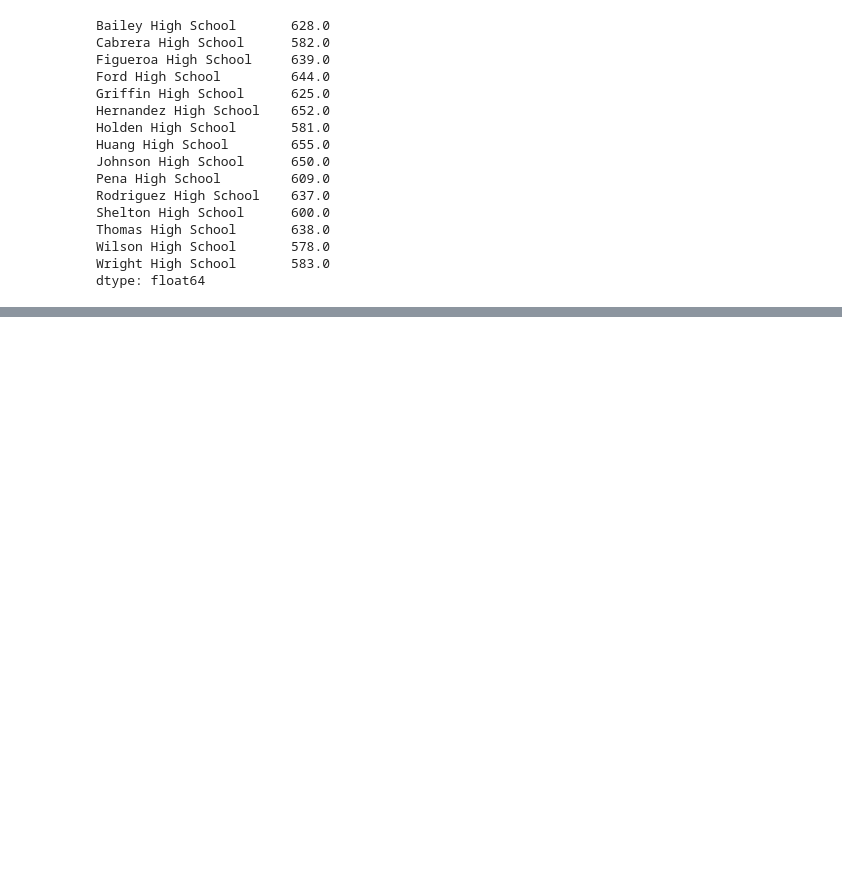
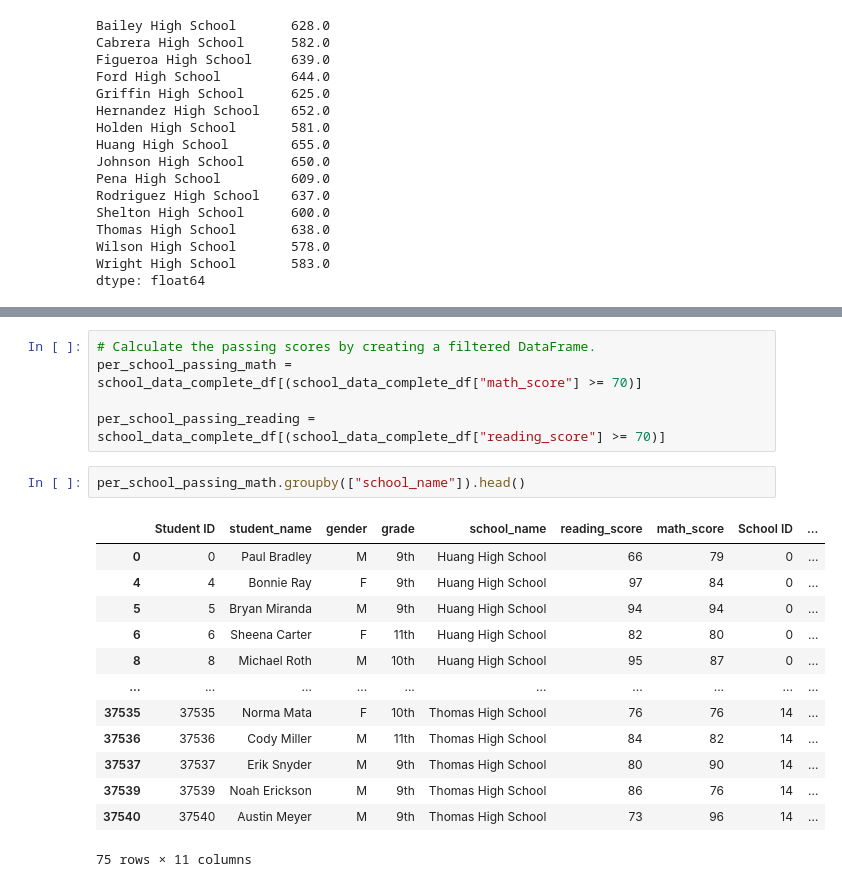
Before and after one commit to sebcampos/School_District_Analysis, a Jupyter notebook: PyCitySchools.ipynb, the cells around one changed output, grey strips where cells are left out. Cells and saved outputs as stored; diff of their text form; blank space fills up the shorter version.

```diff
--- a/PyCitySchools.ipynb
+++ b/PyCitySchools.ipynb
@@ -539,0 +608,21 @@ dtype: float64
+# %%
+# Calculate the passing scores by creating a filtered DataFrame.
+per_school_passing_math = school_data_complete_df[(school_data_complete_df["math_score"] >= 70)]
+
+per_school_passing_reading = school_data_complete_df[(school_data_complete_df["reading_score"] >= 70)]
+# %%
+per_school_passing_math.groupby(["school_name"]).head()
+# %% [output]
+|  | Student ID | student_name | gender | grade | school_name | reading_score | math_score | School ID | ... |
+| 0 | 0 | Paul Bradley | M | 9th | Huang High School | 66 | 79 | 0 | ... |
+| 4 | 4 | Bonnie Ray | F | 9th | Huang High School | 97 | 84 | 0 | ... |
+| 5 | 5 | Bryan Miranda | M | 9th | Huang High School | 94 | 94 | 0 | ... |
+| 6 | 6 | Sheena Carter | F | 11th | Huang High School | 82 | 80 | 0 | ... |
+| 8 | 8 | Michael Roth | M | 10th | Huang High School | 95 | 87 | 0 | ... |
+| ... | ... | ... | ... | ... | ... | ... | ... | ... | ... |
+| 37535 | 37535 | Norma Mata | F | 10th | Thomas High School | 76 | 76 | 14 | ... |
+| 37536 | 37536 | Cody Miller | M | 11th | Thomas High School | 84 | 82 | 14 | ... |
+| 37537 | 37537 | Erik Snyder | M | 9th | Thomas High School | 80 | 90 | 14 | ... |
+| 37539 | 37539 | Noah Erickson | M | 9th | Thomas High School | 86 | 76 | 14 | ... |
+| 37540 | 37540 | Austin Meyer | M | 9th | Thomas High School | 73 | 96 | 14 | ... |
+75 rows × 11 columns
```
Also changed, not shown: parts of 15 cells of this notebook, 2 other files.
